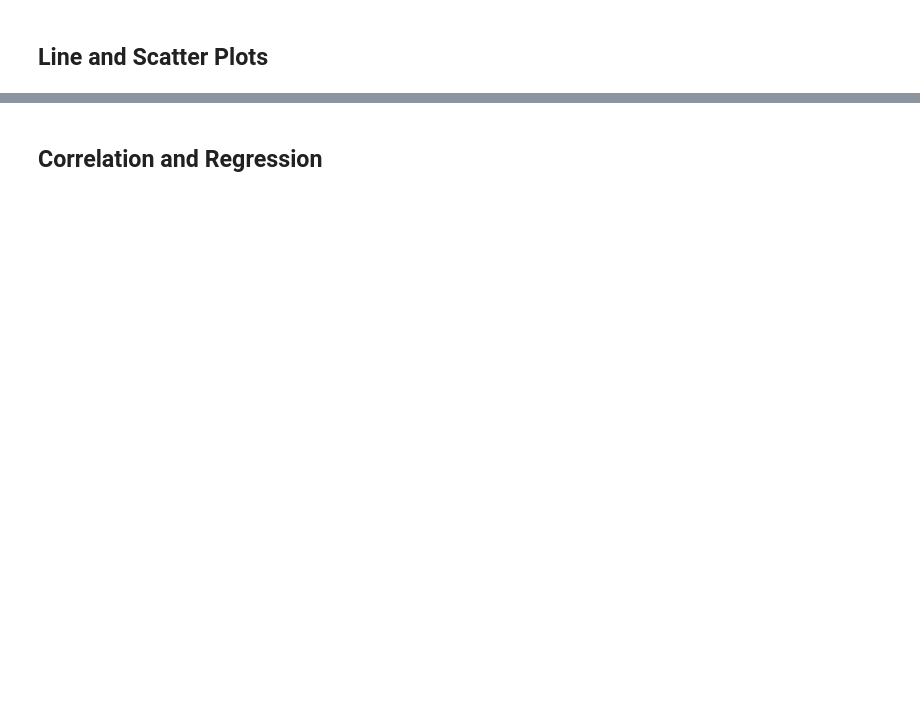
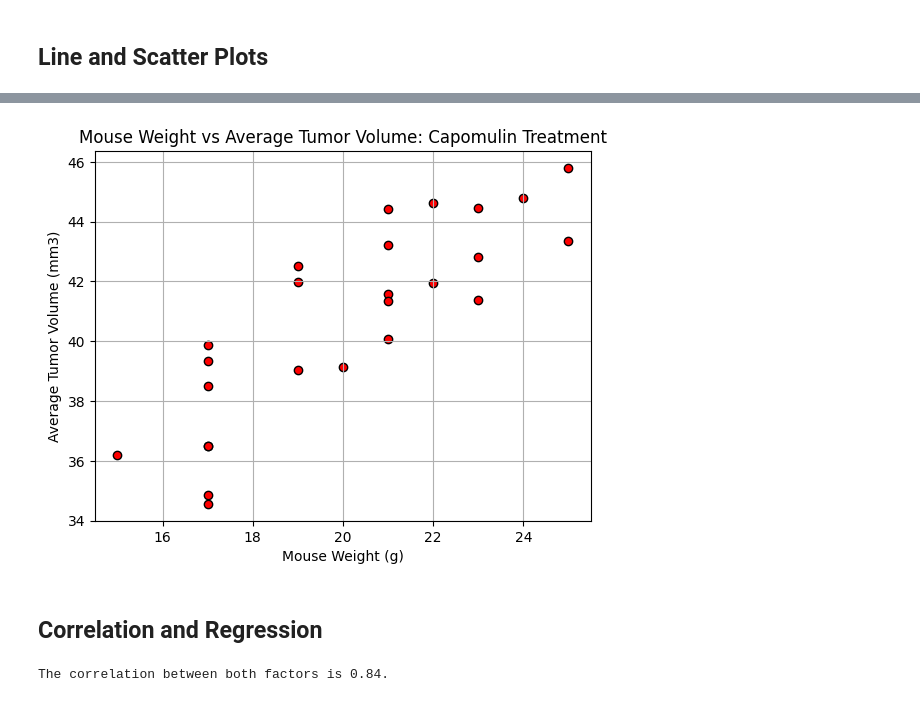
Before and after one commit to hmk81996/clinical-study-visualizations, a Jupyter notebook: pymaceuticals_starter.ipynb, the cells around one changed output, grey strips where cells are left out. Drawn from its saved outputs; the diff is of its cells as text; code cells hidden in the pictures; blank space fills up the shorter version.

```diff
--- a/pymaceuticals_starter.ipynb
+++ b/pymaceuticals_starter.ipynb
@@ -319,5 +325,35 @@ plt.show()
+# %%
+# Generate a scatter plot of mouse weight vs. the average observed tumor volume for the entire Capomulin regimen
+mouse_data = clean_df[clean_df["Drug Regimen"] == 'Capomulin']
+mouse_data
+
+#Xpert Assistant reminded me to use the groupby function to get the avg tumor volume for each mouse
+avg_tumor_volume = mouse_data.groupby("Mouse ID")["Tumor Volume (mm3)"].mean().reset_index()
+avg_tumor_volume
+
+#Xpert Assistant recommended merging the tumor volume data back with my filtered-by-drug-regimen data
+merged_mouse_data = mouse_data.groupby("Mouse ID")['Weight (g)'].first().reset_index()
+merged_mouse_data = merged_mouse_data.merge(avg_tumor_volume, on="Mouse ID")
+
+plt.scatter(merged_mouse_data['Weight (g)'], merged_mouse_data['Tumor Volume (mm3)'], marker="o", facecolors = "red", edgecolors = "black")
+plt.title("Mouse Weight vs Average Tumor Volume: Capomulin Treatment")
+plt.xlabel('Mouse Weight (g)')
+plt.ylabel('Average Tumor Volume (mm3)')
+plt.grid()
+plt.show()
+# %% [output]
+[figure, added]
 # %% [markdown]
 ## Correlation and Regression
 # %%
 # Calculate the correlation coefficient and a linear regression model
 # for mouse weight and average observed tumor volume for the entire Capomulin regimen
+
+#correlation coefficient
+mouse_weight = merged_mouse_data['Weight (g)']
+avg_tumor_volume = merged_mouse_data['Tumor Volume (mm3)']
+
+correlation = st.pearsonr(mouse_weight, avg_tumor_volume)
+print(f"The correlation between both factors is {round(correlation[0],2)}.")
+# %% [output]
+The correlation between both factors is 0.84.
```
Also changed, not shown: parts of 10 cells of this notebook.
